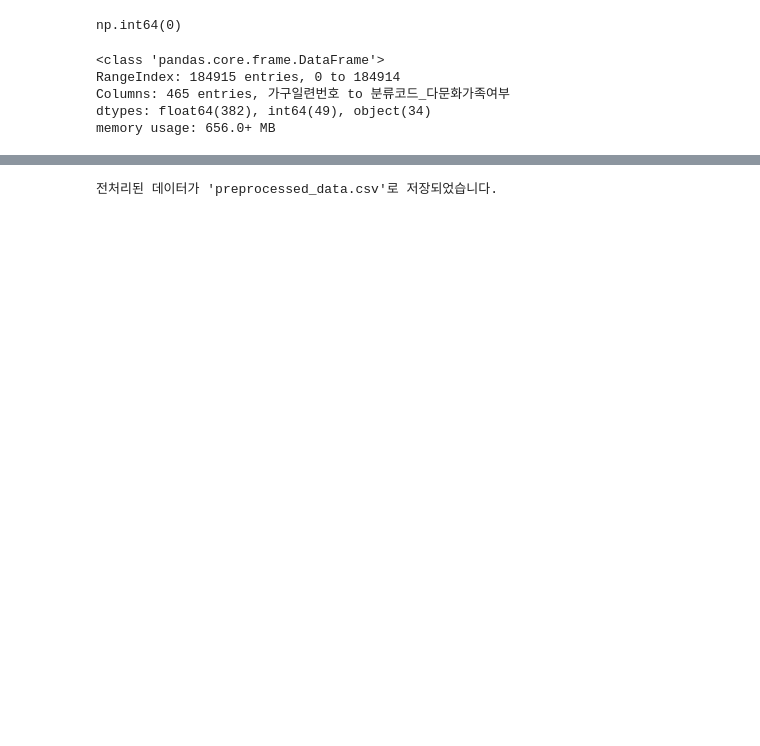
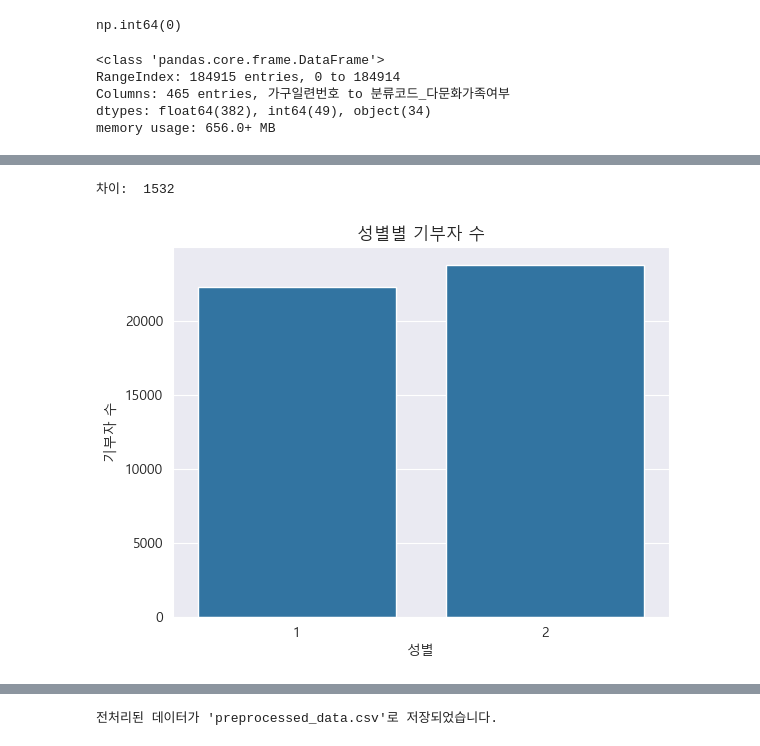
Before and after one commit to hisunhelloo/Donation-Dive, a Jupyter notebook: Donation_test_version_temp_2.ipynb, the cells around one changed output, grey strips where cells are left out. Saved outputs shown, nothing was run; the diff lists cells and outputs as text; code cells hidden in the pictures; blank space fills up the shorter version.

```diff
--- a/Donation_test_version_temp_2.ipynb
+++ b/Donation_test_version_temp_2.ipynb
@@ -844,0 +867,11 @@ array([1, 0])
+# %%
+donation_counts = df[df['기부여부'] == 1]['성별'].value_counts()
+print("차이: ", donation_counts[2]-donation_counts[1])
+sns.barplot(x=donation_counts.index, y=donation_counts.values)
+plt.title("성별별 기부자 수")
+plt.ylabel("기부자 수")
+plt.xlabel("성별")
+plt.show()
+# %% [output]
+차이:  1532
+[figure, added]
```
Also changed, not shown: parts of 64 cells of this notebook, 13 other files.
